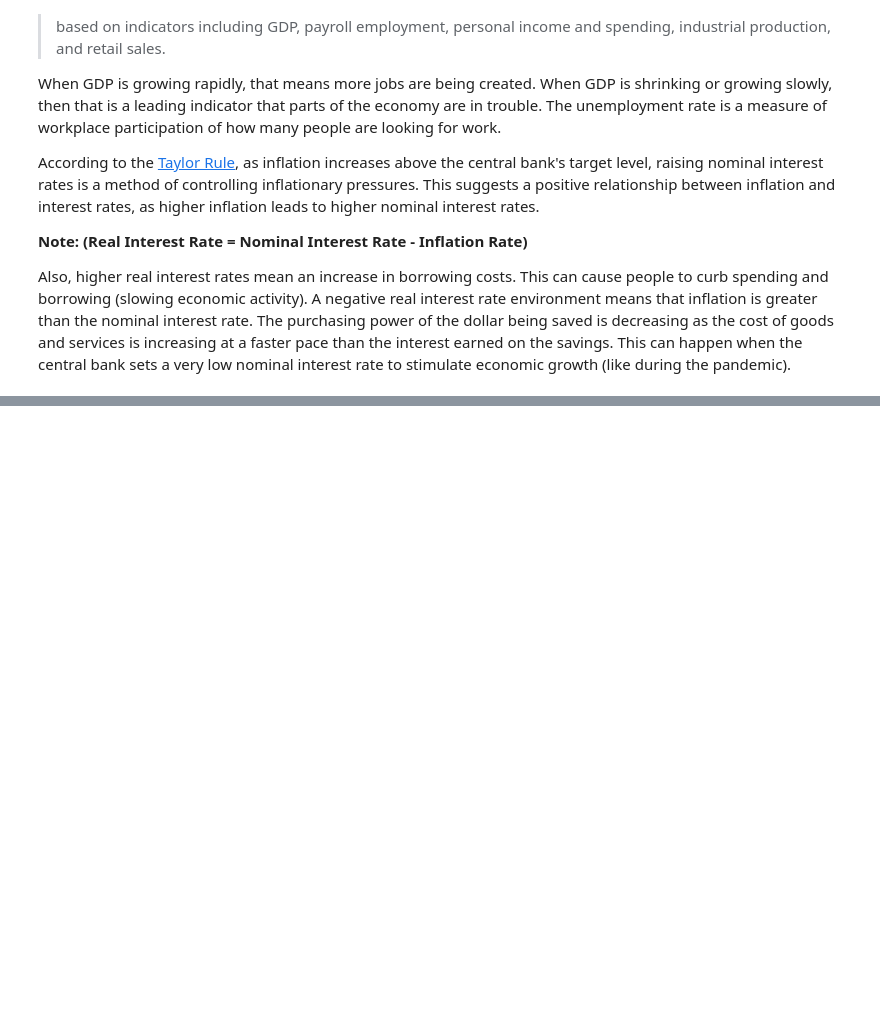
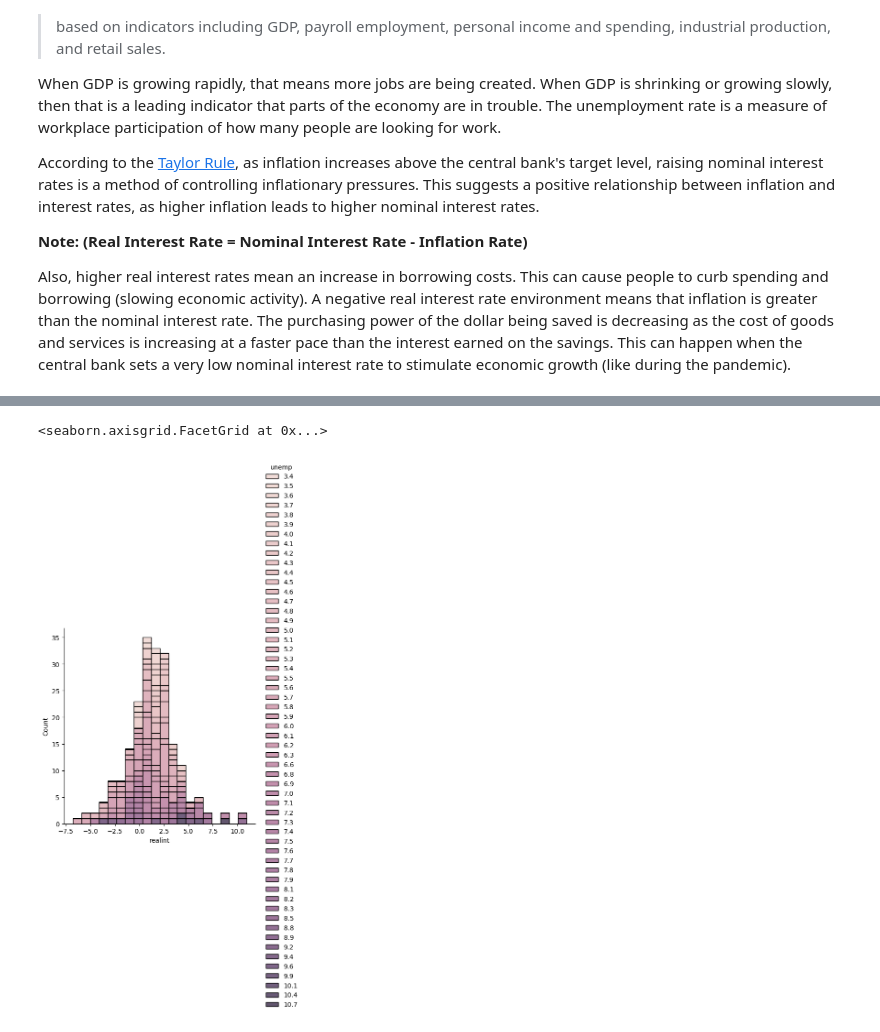
Before and after one commit to tylerchg/Personal-Project, a Jupyter notebook: Project 1/Codes for Project 1.ipynb, the cells around one changed output, grey strips where cells are left out. Cells and saved outputs as stored; diff of their text form; code cells hidden in the pictures; blank space fills up the shorter version.

```diff
--- a/Project 1/Codes for Project 1.ipynb
+++ b/Project 1/Codes for Project 1.ipynb
@@ -363,0 +392,5 @@ data.describe()
+# %%
+sns.displot(data = data, x = "realint", hue = "unemp", multiple = "stack")
+# %% [output]
+<seaborn.axisgrid.FacetGrid at 0x...>
+[figure, added]
```
Also changed, not shown: parts of 14 cells of this notebook, 1 other file.
